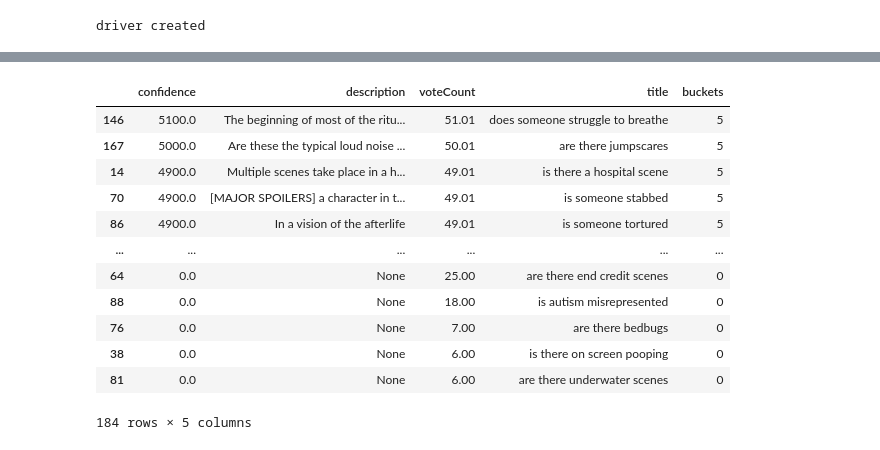
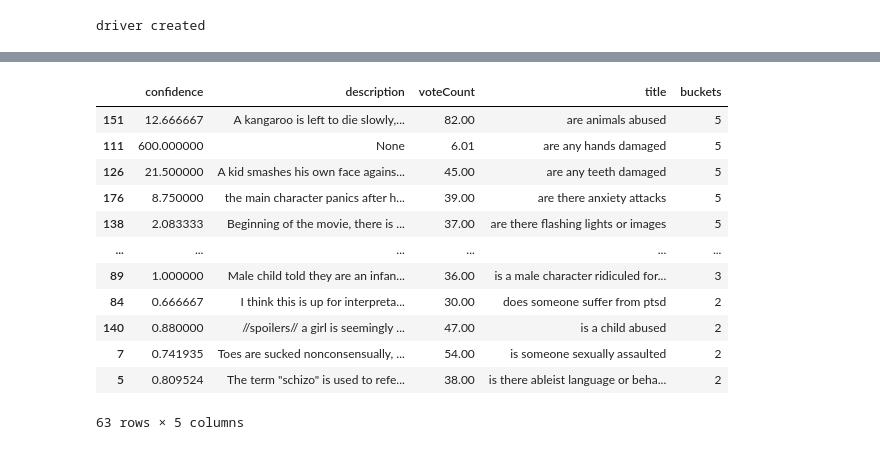
Before and after one commit to a-s-g93/dog-friendly-movies, a Jupyter notebook: load_data.ipynb, the cells around one changed output, grey strips where cells are left out. Cells and saved outputs as stored; diff of their text form; code cells hidden in the pictures.

```diff
--- a/load_data.ipynb
+++ b/load_data.ipynb
@@ -57,30 +58,39 @@ data
 # %%
 def format_data(data):
     """
         This method takes a list of dictionaries and creates
         a dataframe for visualization.
     """
 
     df = pd.DataFrame.from_dict(data)
 
+    remove_list = ['does ', 'does it ', 'does a ', 'does an ', 'are there ', 'does the ', 'is there ', 'is a ', 'is an ', 'is ']
+
+    # for idx, row in df.iterrows():
+    #     for x in remove_list:
+    #          for term in remove_list:
+    #             if row['title'].startswith(term):
+    #                 df.iloc[idx]['title'] = row['title'].replace(term, '')
+
     bins = [-1, 0, 0.5, 0.9, 1.1, 2, np.inf]
     labels = [0, 1, 2, 3, 4, 5]
     df['buckets'] = pd.cut(df['confidence'], bins, labels=labels)
 
-    return df.sort_values(['buckets', 'confidence', 'voteCount'], ascending=False)
+    return df.sort_values(['buckets', 'title'], ascending=[False, True])
 
-format_data(data['trigger'])
+x = format_data(data['trigger'])
+x[x['buckets'] > 1]
 # %% [output]
 |  | confidence | description | voteCount | title | buckets |
-| 146 | 5100.0 | The beginning of most of the ritu... | 51.01 | does someone struggle to breathe | 5 |
-| 167 | 5000.0 | Are these the typical loud noise ... | 50.01 | are there jumpscares | 5 |
-| 14 | 4900.0 | Multiple scenes take place in a h... | 49.01 | is there a hospital scene | 5 |
-| 70 | 4900.0 | [MAJOR SPOILERS] a character in t... | 49.01 | is someone stabbed | 5 |
-| 86 | 4900.0 | In a vision of the afterlife | 49.01 | is someone tortured | 5 |
+| 151 | 12.666667 | A kangaroo is left to die slowly,... | 82.00 | are animals abused | 5 |
+| 111 | 600.000000 | None | 6.01 | are any hands damaged | 5 |
+| 126 | 21.500000 | A kid smashes his own face agains... | 45.00 | are any teeth damaged | 5 |
+| 176 | 8.750000 | the main character panics after h... | 39.00 | are there anxiety attacks | 5 |
+| 138 | 2.083333 | Beginning of the movie, there is ... | 37.00 | are there flashing lights or images | 5 |
 | ... | ... | ... | ... | ... | ... |
-| 64 | 0.0 | None | 25.00 | are there end credit scenes | 0 |
-| 88 | 0.0 | None | 18.00 | is autism misrepresented | 0 |
-| 76 | 0.0 | None | 7.00 | are there bedbugs | 0 |
-| 38 | 0.0 | None | 6.00 | is there on screen pooping | 0 |
-| 81 | 0.0 | None | 6.00 | are there underwater scenes | 0 |
+| 89 | 1.000000 | Male child told they are an infan... | 36.00 | is a male character ridiculed for... | 3 |
+| 84 | 0.666667 | I think this is up for interpreta... | 30.00 | does someone suffer from ptsd | 2 |
+| 140 | 0.880000 | //spoilers// a girl is seemingly ... | 47.00 | is a child abused | 2 |
+| 7 | 0.741935 | Toes are sucked nonconsensually, ... | 54.00 | is someone sexually assaulted | 2 |
+| 5 | 0.809524 | The term "schizo" is used to refe... | 38.00 | is there ableist language or beha... | 2 |
-184 rows × 5 columns
+63 rows × 5 columns
```
Also changed, not shown: parts of 1 cell of this notebook, 6 other files.
